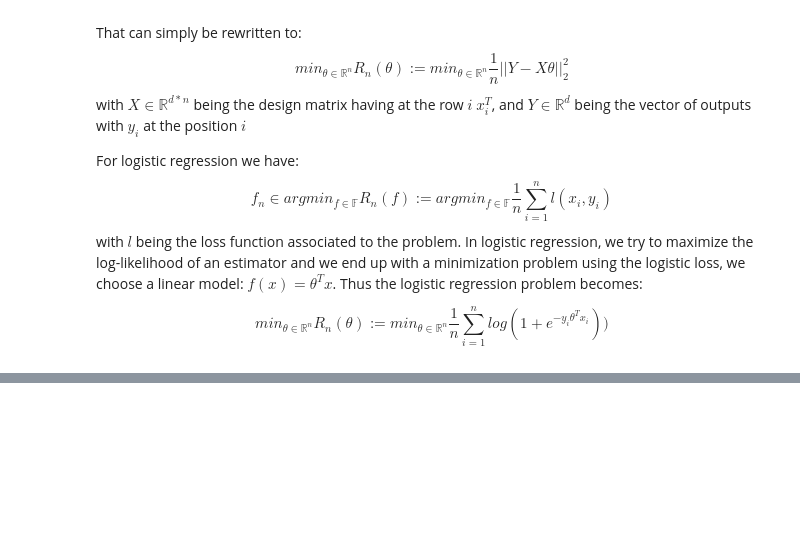
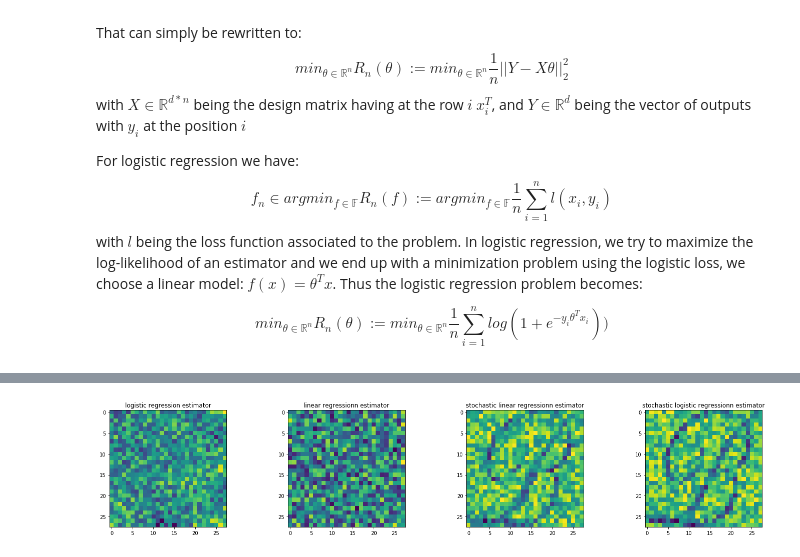
Before and after one commit to NizarGhandri/fonts_recognition, a Jupyter notebook: models.ipynb, the cells around one changed output, grey strips where cells are left out. Saved outputs shown, nothing was run; the diff lists cells and outputs as text; code cells hidden in the pictures; blank space fills up the shorter version.

```diff
--- a/models.ipynb
+++ b/models.ipynb
@@ -222,0 +232,22 @@ plot(b, a, np.arange(len(b)))
+# %%
+plt.figure(figsize=(20, 4))
+
+plt.subplot(1, 4, 1)
+plt.imshow(np.reshape(theta_logistic_GD, (pixel_height,pixel_width)))
+plt.title("logistic regression estimator")
+
+plt.subplot(1, 4, 2)
+plt.imshow(np.reshape(theta_linear_GD, (pixel_height,pixel_width)))
+plt.title("linear regressionn estimator")
+
+plt.subplot(1, 4, 3)
+plt.imshow(np.reshape(theta_linear_SGD, (pixel_height,pixel_width)))
+plt.title("stochastic linear regressionn estimator")
+
+plt.subplot(1, 4, 4)
+plt.imshow(np.reshape(theta_logistic_SGD, (pixel_height,pixel_width)))
+plt.title("stochastic logistic regressionn estimator")
+
+plt.tight_layout()
+# %% [output]
+[figure, added]
```
Also changed, not shown: parts of 8 cells of this notebook.
